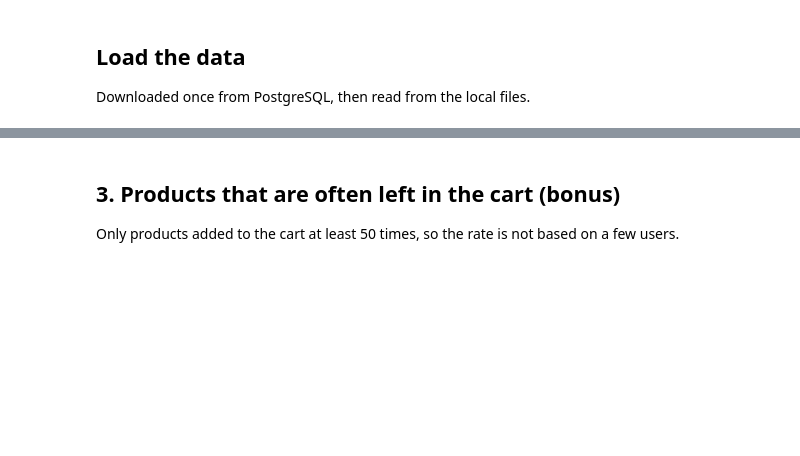
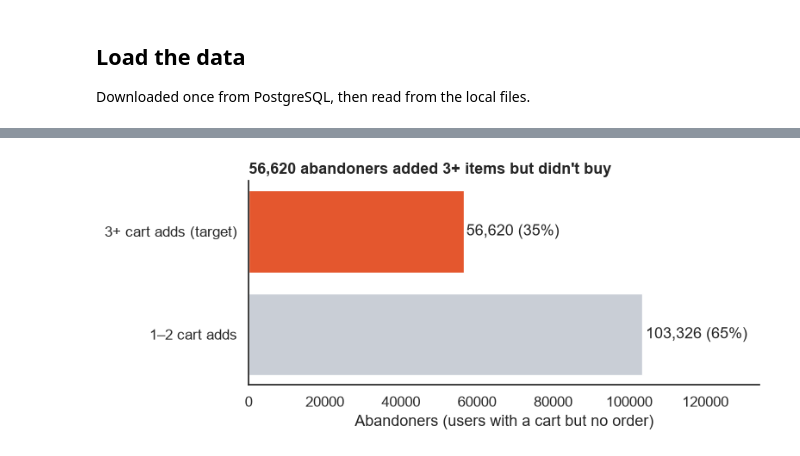
Before and after one commit to ShadiShirinbeik/otto-cart-recovery, a Jupyter notebook: notebooks/04_who_to_contact.ipynb, the cells around one changed output, grey strips where cells are left out. Drawn from its saved outputs; the diff is of its cells as text; code cells hidden in the pictures; blank space fills up the shorter version.

```diff
--- a/notebooks/04_who_to_contact.ipynb
+++ b/notebooks/04_who_to_contact.ipynb
@@ -99,9 +107,11 @@ like the slow buyers who did order in the end, so a reminder has the best chance
 # %%
+MIN_CART_ADDS = 3  # more than the typical abandoner (median 2)
+
 abandoners = cart_users[cart_users["buyer_type"] == "abandoner"]
-returning = abandoners[abandoners["came_back"]]
-one_visit = abandoners[~abandoners["came_back"]]
+target = abandoners[abandoners["n_carts"] >= MIN_CART_ADDS]
+others = abandoners[abandoners["n_carts"] < MIN_CART_ADDS]
 slow_buyers = cart_users[cart_users["buyer_type"] == "slow_buyer"]
 
-print(f"Abandoners:                {len(abandoners):,}")
-print(f"Came back on another day:  {len(returning):,} ({len(returning) / len(abandoners):.0%})")
-print(f"Only one day:              {len(one_visit):,} ({len(one_visit) / len(abandoners):.0%})")
+print(f"Abandoners:                     {len(abandoners):,}")
+print(f"{MIN_CART_ADDS}+ cart adds (target group):   {len(target):,} ({len(target) / len(abandoners):.0%})")
+print(f"Fewer cart adds:                {len(others):,} ({len(others) / len(abandoners):.0%})")
@@ -117,23 +137,21 @@ compare
 # %%
 groups = pd.DataFrame({
-    "group": ["Only one day", "Came back on another day"],
-    "users": [len(one_visit), len(returning)],
+    "group": [f"1–{MIN_CART_ADDS - 1} cart adds", f"{MIN_CART_ADDS}+ cart adds (target)"],
+    "users": [len(others), len(target)],
 })
 groups["share"] = groups["users"] / groups["users"].sum() * 100
 
 fig, ax = plt.subplots(figsize=(8, 3.5))
 bars = ax.barh(groups["group"], groups["users"], color=["#c9ced6", COLORS["abandoner"]])
 for bar, users, share in zip(bars, groups["users"], groups["share"]):
     ax.text(bar.get_width() * 1.01, bar.get_y() + bar.get_height() / 2, f"{users:,} ({share:.0f}%)", va="center")
 
-ax.set_title(f"{len(returning):,} abandoners came back but still didn't buy", loc="left", fontweight="bold")
+ax.set_title(f"{len(target):,} abandoners added {MIN_CART_ADDS}+ items but didn't buy", loc="left", fontweight="bold")
 ax.set_xlabel("Abandoners (users with a cart but no order)")
 ax.set_xlim(0, groups["users"].max() * 1.3)
 sns.despine()
 plt.tight_layout()
 plt.savefig(FIG_DIR / "06_target_group.png", dpi=200)
 plt.show()
+# %% [output]
+[figure, added]
-# %% [markdown]
-## 3. Products that are often left in the cart (bonus)
-
-Only products added to the cart at least 50 times, so the rate is not based on a few users.
```
Also changed, not shown: parts of 10 cells of this notebook, 1 other file.
